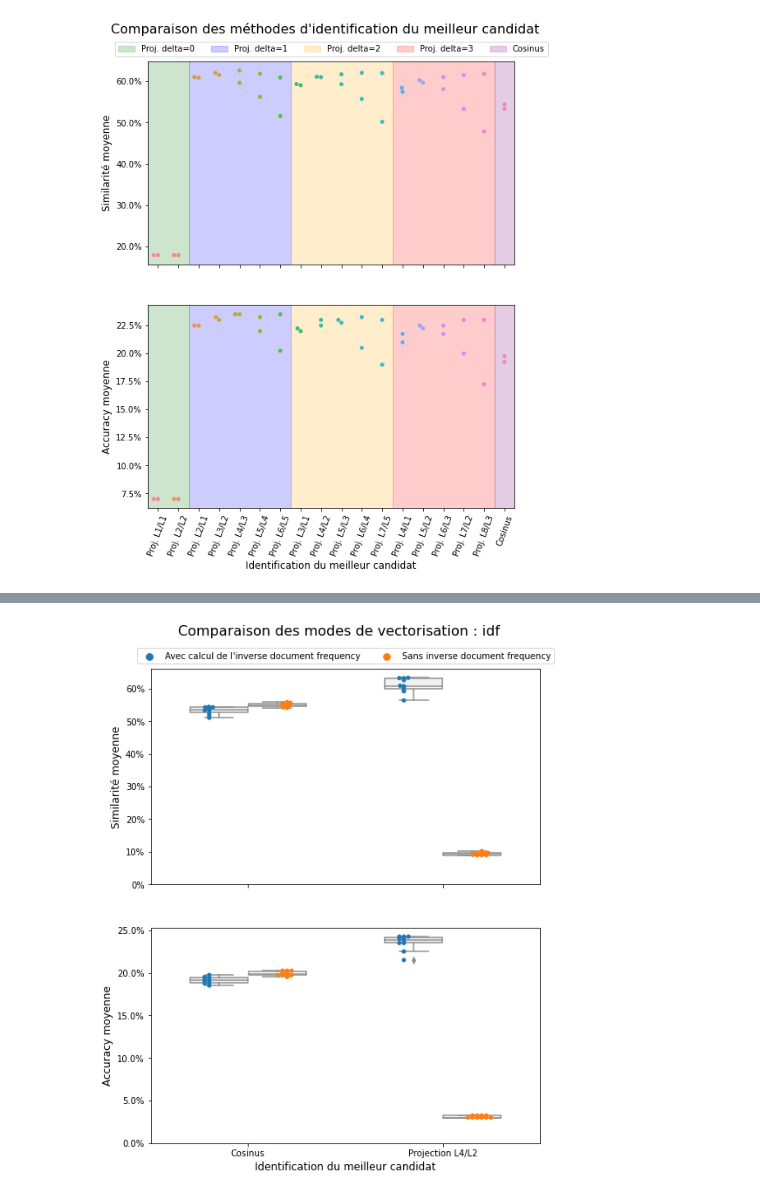
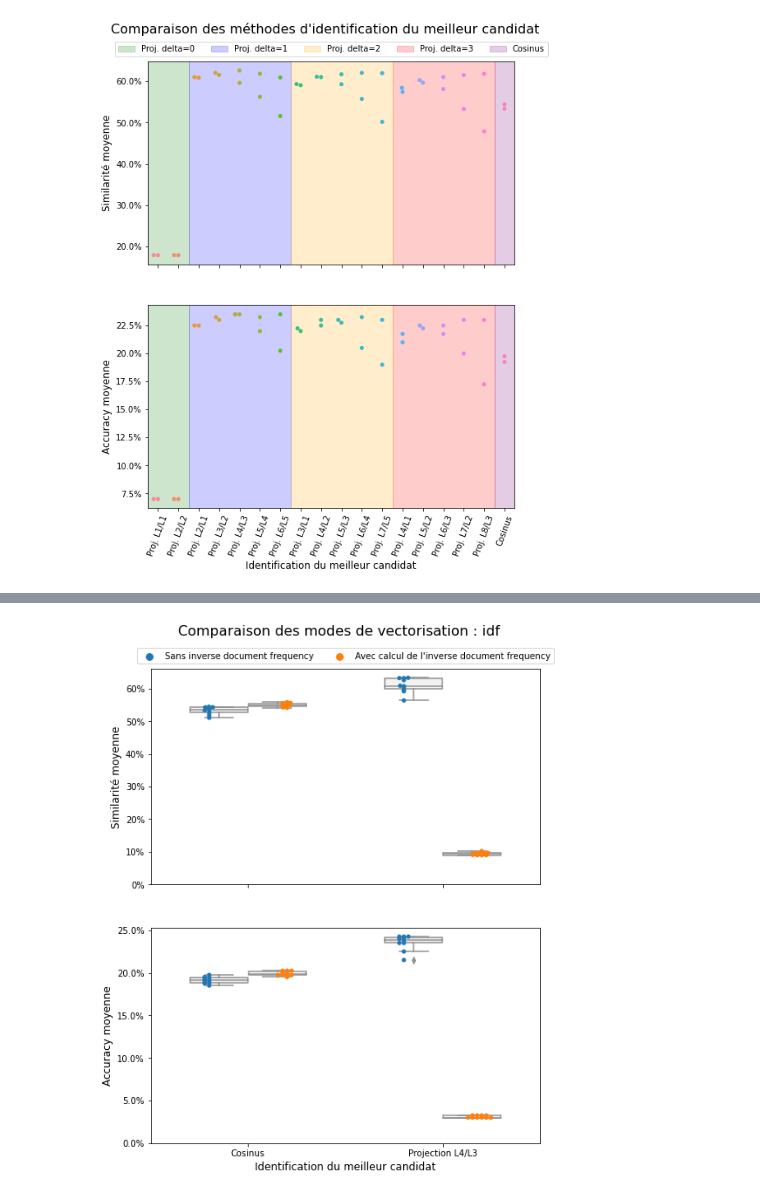
Before and after one commit to UltraDiuve/PIM-Recognizer, a Jupyter notebook: report/notebooks/model_tuning.ipynb, the cells around one changed output, grey strips where cells are left out. Cells and saved outputs as stored; diff of their text form; code cells hidden in the pictures.

```diff
--- a/report/notebooks/model_tuning.ipynb
+++ b/report/notebooks/model_tuning.ipynb
@@ -675,6 +675,7 @@ process_pipe.set_params(**{'Splitter__splitter_func': splitter_funcs[2],
 kwargs_to_prod = prod_params({'stop_words': {'with stopwords removal' : stop_words},
                               'ngram_range': {'no_ngram': (1, 1)},
                               'binary': {'counts': False, 'binary flag': True},
+                              'use_idf': {'without_idf': False, 'with_idf': True},
                               'strip_accents': {'remove accents': 'unicode'},
                              })
 
@@ -1226,35 +1227,35 @@ for i, feature in enumerate(feats):
                          )
 
     sns.boxplot(**parms,
                 y=feature,
                 ax=axs[i],
                 color='white',
                 width=.6,
                 )
 
     axs[i].set_ylim(0,)
     axs[i].yaxis.set_major_formatter(mtick.PercentFormatter(xmax=1.))
     axs[i].get_legend().remove()
     axs[i].set_xlabel('')
 
 axs[1].set_xlabel('Identification du meilleur candidat', fontsize=12)
 axs[0].set_ylabel('Similarité moyenne', fontsize=12)
 axs[1].set_ylabel('Accuracy moyenne', fontsize=12)
 axs[1].set_xticklabels(['Cosinus', 'Projection L4/L3'])
 
 fig.legend(handles=axs[0].get_legend_handles_labels()[0][2:],
-           labels=["Avec calcul de l'inverse document frequency", "Sans inverse document frequency"],
+           labels=["Sans inverse document frequency", "Avec calcul de l'inverse document frequency"],
            loc='center',
            ncol=2,
            bbox_to_anchor=(0, 1, 1, 0.12),
            bbox_transform=axs[0].transAxes,
           )
 
 fig.suptitle('Comparaison des modes de vectorisation : idf', fontsize=16, y=.95)
 
 fig.savefig(Path('..') / 'img' / 'tuning_idf.png', bbox_inches='tight')
 # %% [output]
-[figure, old version]
+[figure, new version]
 # %%
 result_df['use_idf']
 # %% [output]
```
Also changed, not shown: parts of 19 cells of this notebook, 3 other files.
